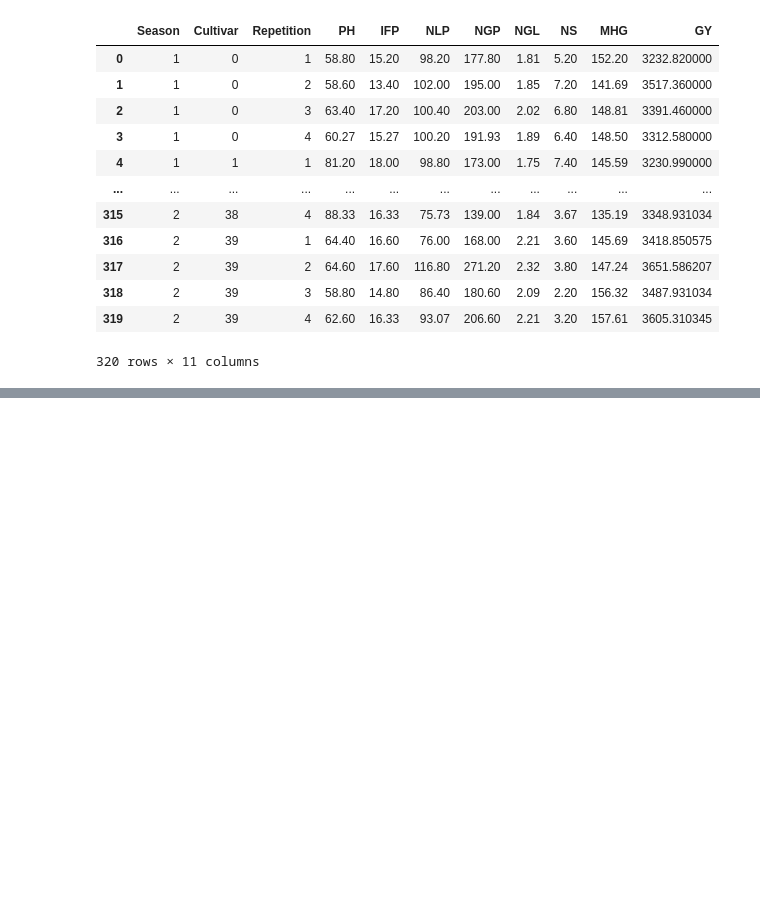
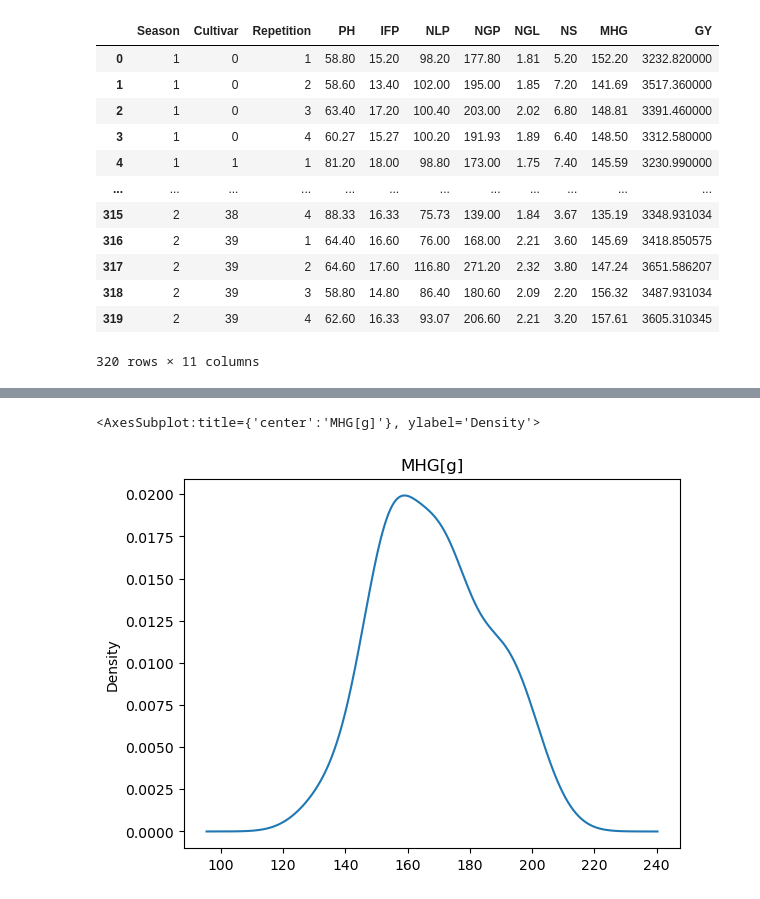
Before and after one commit to mateibotilca/Soybean-Predictions, a Jupyter notebook: main.ipynb, the cells around one changed output, grey strips where cells are left out. Drawn from its saved outputs; the diff is of its cells as text; code cells hidden in the pictures; blank space fills up the shorter version.

```diff
--- a/main.ipynb
+++ b/main.ipynb
@@ -102,0 +145,5 @@ df
+# %%
+df2['MHG'].plot(kind='kde', title='MHG[g]')
+# %% [output]
+<AxesSubplot:title={'center':'MHG[g]'}, ylabel='Density'>
+[figure, added]
```
Also changed, not shown: parts of 6 cells of this notebook.
